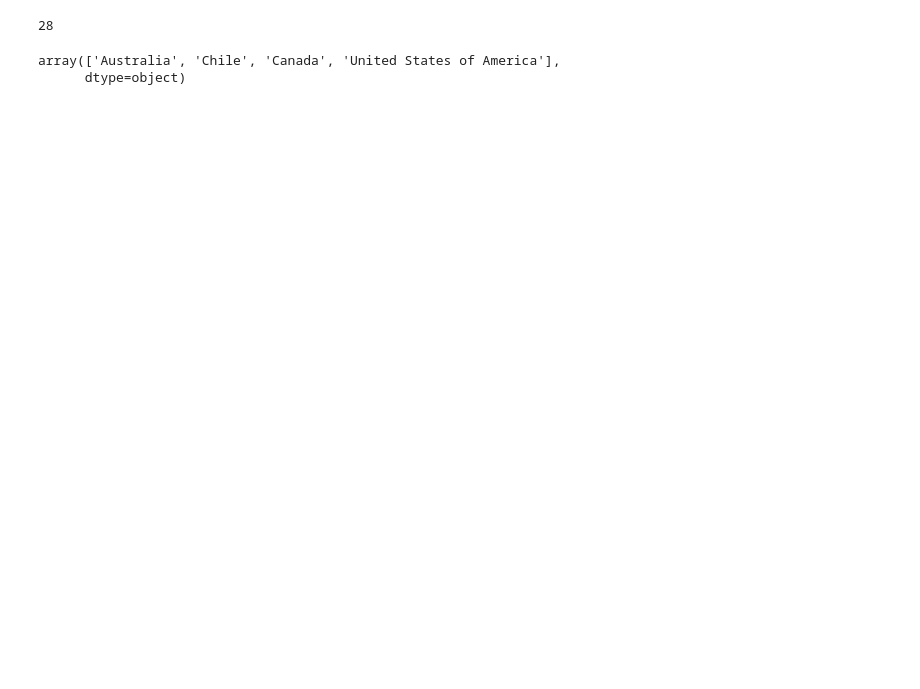
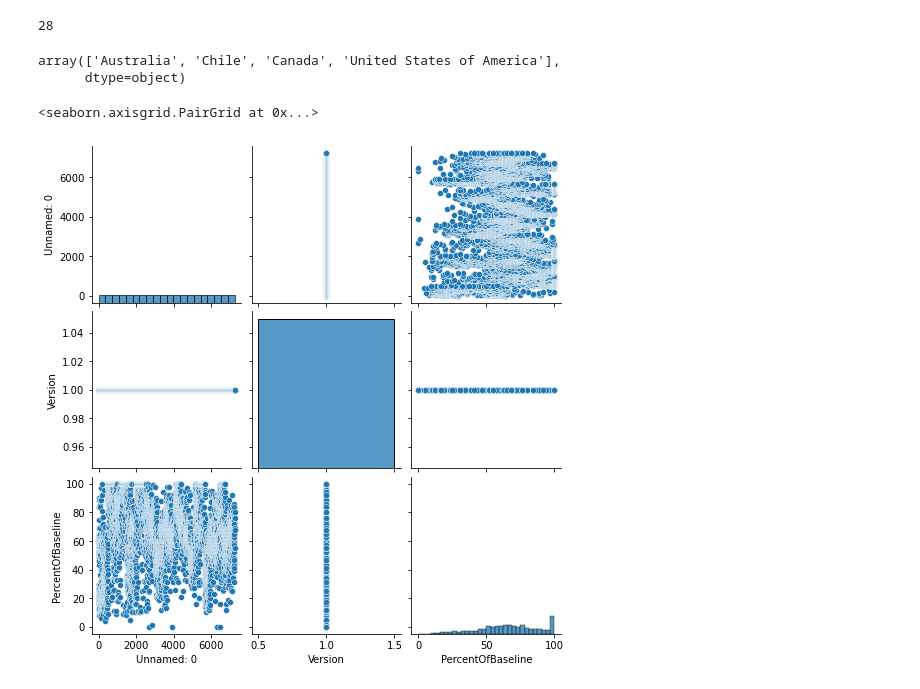
Before and after one commit to Team-Dynamite/Project-TNT, a Jupyter notebook: Notebooks/covid-airport.ipynb, the cells around one changed output. Drawn from its saved outputs; the diff is of its cells as text; code cells hidden in the pictures; blank space fills up the shorter version.

```diff
--- a/Notebooks/covid-airport.ipynb
+++ b/Notebooks/covid-airport.ipynb
@@ -26,0 +49,5 @@ df.to_excel("covid_impact_on_airport_traffic.xlsx")
+# %%
+sns.pairplot(df)
+# %% [output]
+<seaborn.axisgrid.PairGrid at 0x...>
+[figure, added]
```
Also changed, not shown: parts of 18 cells of this notebook.
